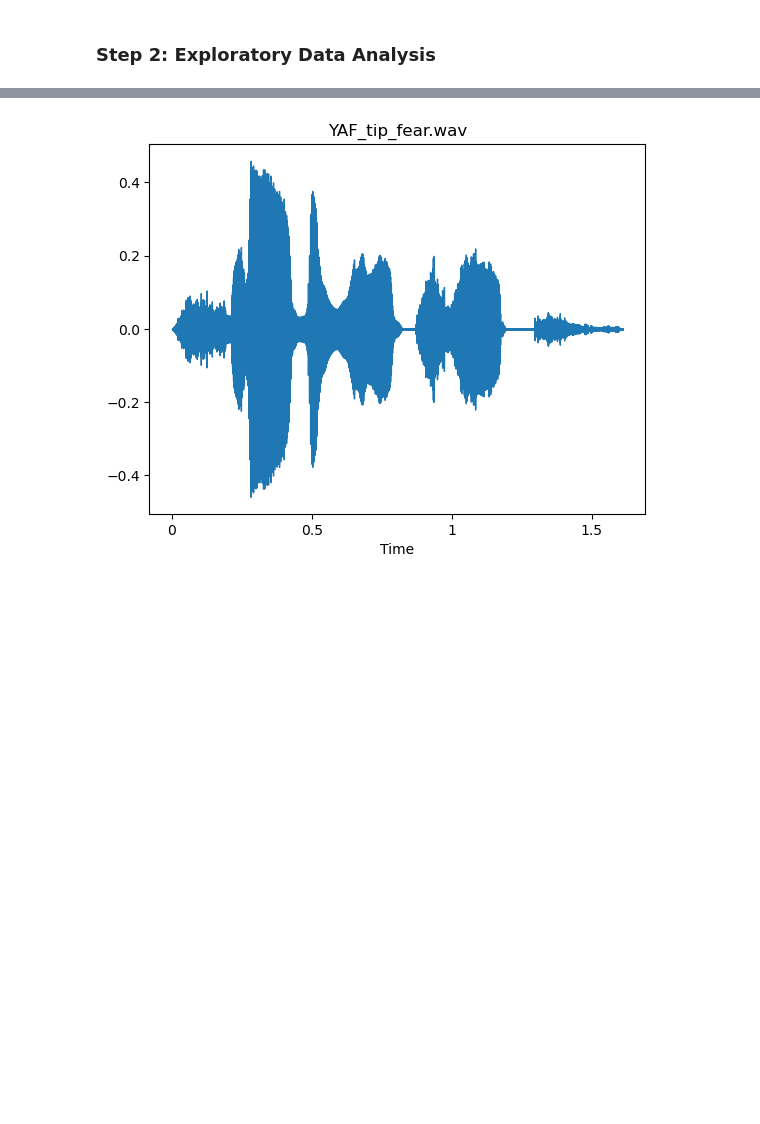
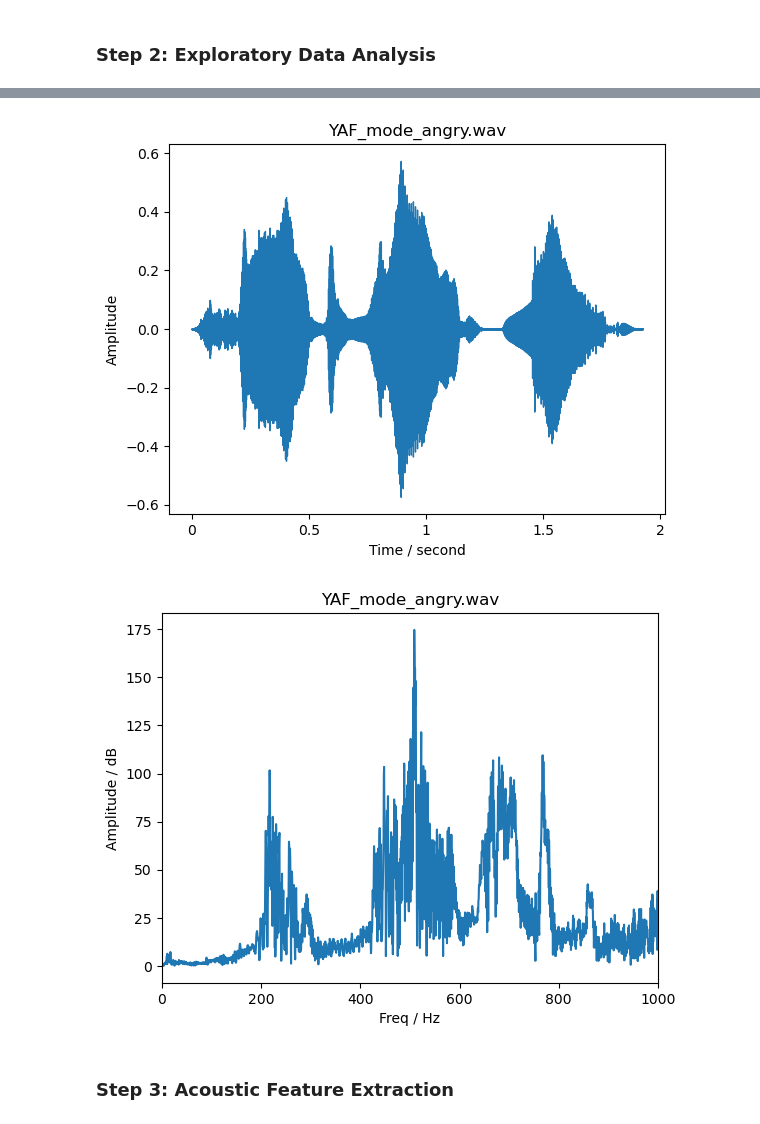
Before and after one commit to kanielv/MML, a Jupyter notebook: Assignment3/src/assignment3.ipynb, the cells around one changed output, grey strips where cells are left out. Cells and saved outputs as stored; diff of their text form; code cells hidden in the pictures; blank space fills up the shorter version.

```diff
--- a/Assignment3/src/assignment3.ipynb
+++ b/Assignment3/src/assignment3.ipynb
@@ -27,14 +24,20 @@ types.plot.bar(x='type', y='instances')
 # %%
 # Display sample audio file
 
-from utils.data_visulization import get_waveform, plot_waveform
+from utils.data_visulization import plot_waveform, plot_frquency
 from utils.create_dataset import get_annotations
+import librosa
 
 df = get_annotations('../dataset/annotations.csv')
 sample = df.sample(n=1)
 sample_path = sample['filepath'].values[0]
 sample_name = sample['filename'].values[0]
 
-fig = plot_waveform(sample_path, sample_name)
+y, sr = librosa.load(sample_path)
+fig = plot_waveform(y, sr, sample_name)
+plot_frquency(y, sr, sample_name)
 # %% [output]
-[figure, old version]
+[figure, new version]
+[figure, added]
+# %% [markdown]
+### Step 3: Acoustic Feature Extraction
```
Also changed, not shown: parts of 10 cells of this notebook, 2 other files.
